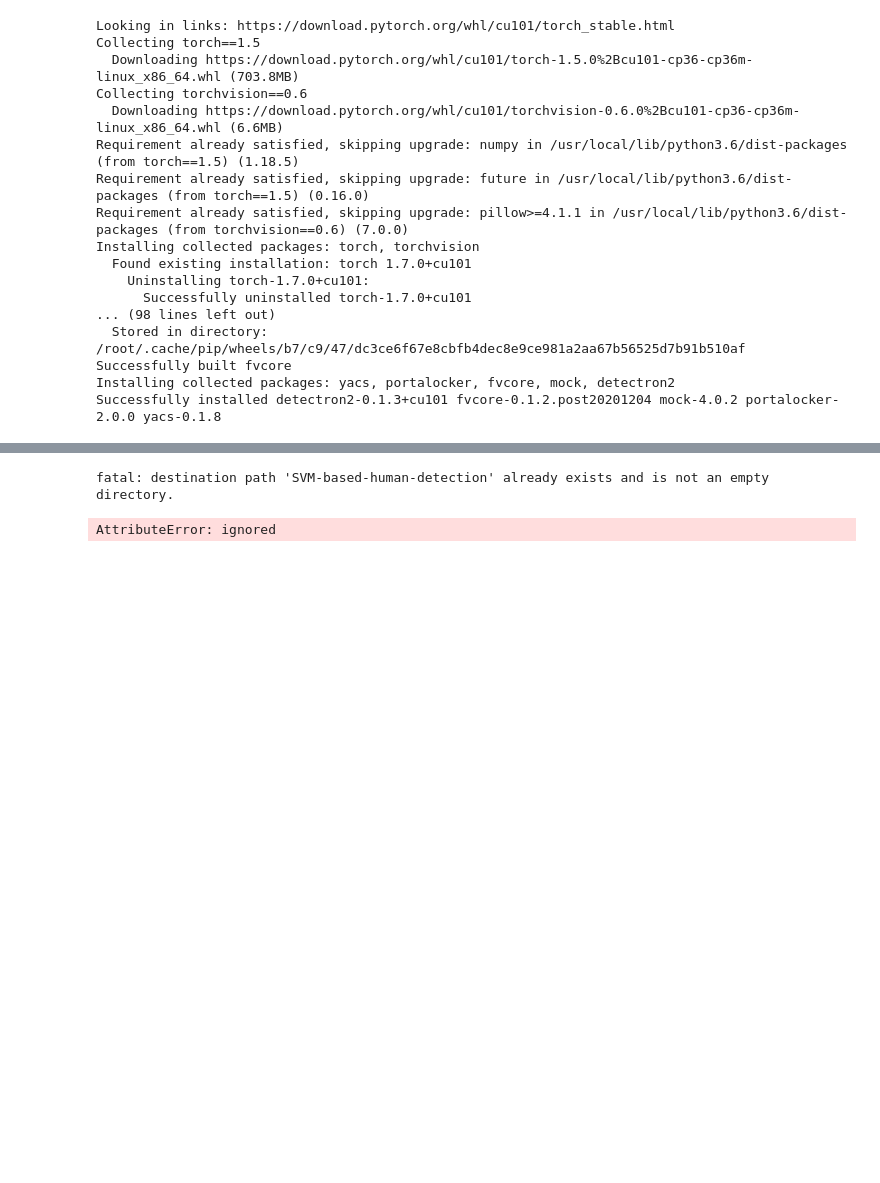
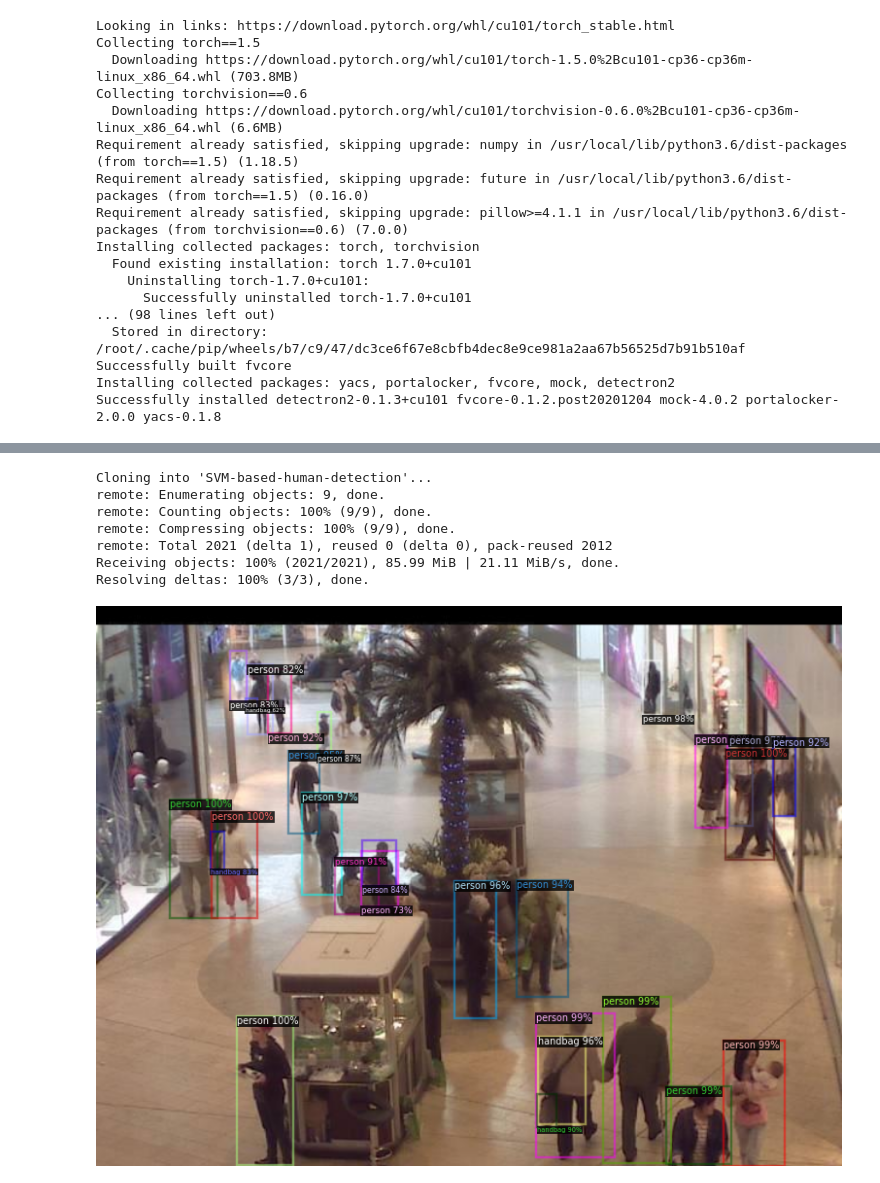
Before and after one commit to liuchentue/SVM-based-human-detection, a Jupyter notebook: Faster_RCNN.ipynb, the cells around one changed output, grey strips where cells are left out. Drawn from its saved outputs; the diff is of its cells as text; code cells hidden in the pictures; blank space fills up the shorter version.

```diff
--- a/Faster_RCNN.ipynb
+++ b/Faster_RCNN.ipynb
@@ -72,17 +72,26 @@ cv2_imshow(v.get_image()[:, :, ::-1])
 # %%
-!git clone https://github.com/liuchentue/SVM-based-human-detection.git
+# to clear directory
+#!rm -rf SVM-based-human-detection
 
+# to clone directory, -b for specific branch
+!git clone -b mtk3-loading-images https://github.com/liuchentue/SVM-based-human-detection.git
 
-img0001 = cv2.imread("./frames/seq_000001.jpg")
+img0001 = cv2.imread("SVM-based-human-detection/frames/seq_000001.jpg")
 
 
 
 # Make prediction
 outputs = predictor(img0001)
 
 v = Visualizer(img0001[:, :, ::-1], MetadataCatalog.get(cfg.DATASETS.TRAIN[0]), scale=1.2)
-v = v.draw_instance_predictions(outputs["instances"].to("cpu"))
-cv2_imshow(v.get_image()[:, :, ::-1])
+out = v.draw_instance_predictions(outputs["instances"].to("cpu"))
+cv2_imshow(out.get_image()[:, :, ::-1])
 # %% [output]
-fatal: destination path 'SVM-based-human-detection' already exists and is not an empty directory.
+Cloning into 'SVM-based-human-detection'...
+remote: Enumerating objects: 9, done.
+remote: Counting objects: 100% (9/9), done.
+remote: Compressing objects: 100% (9/9), done.
+remote: Total 2021 (delta 1), reused 0 (delta 0), pack-reused 2012
+Receiving objects: 100% (2021/2021), 85.99 MiB | 21.11 MiB/s, done.
+Resolving deltas: 100% (3/3), done.
-AttributeError: ignored
+[figure, added]
```
Also changed, not shown: parts of 3 cells of this notebook.
